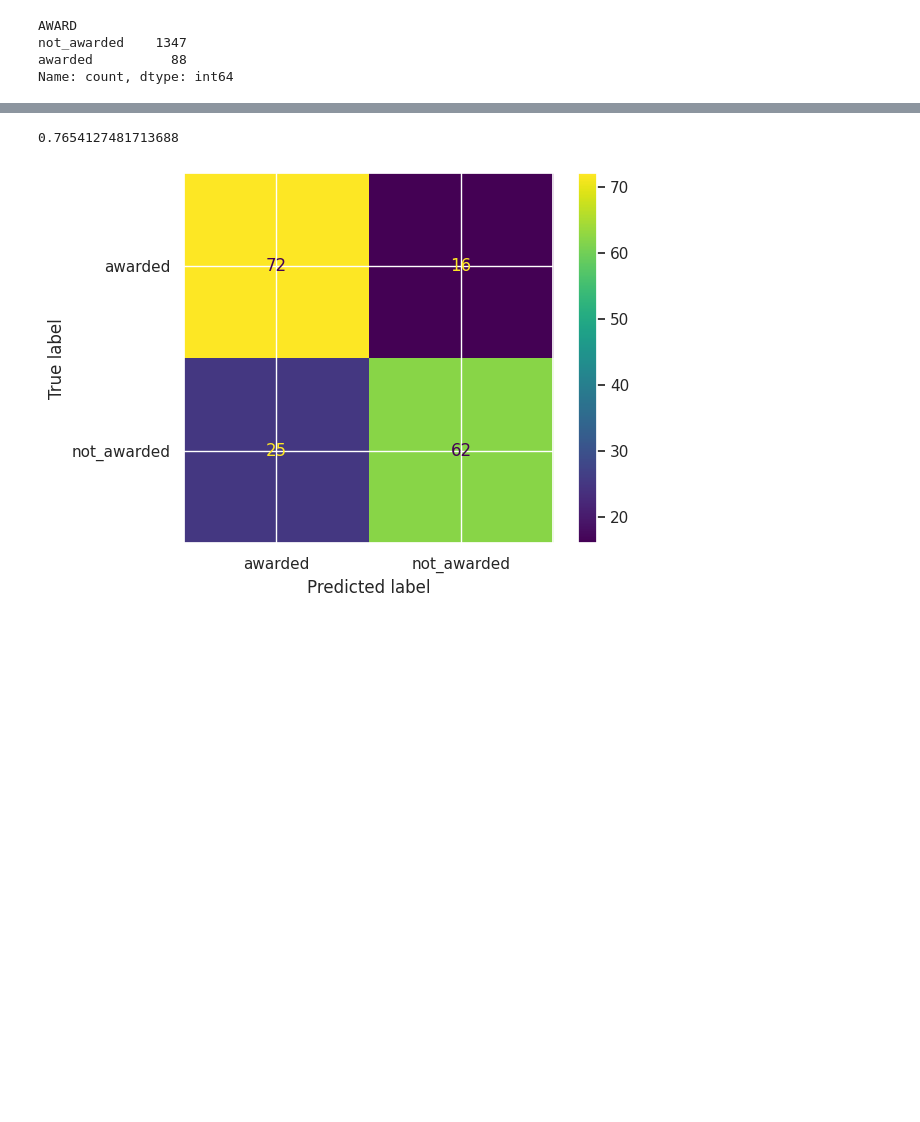
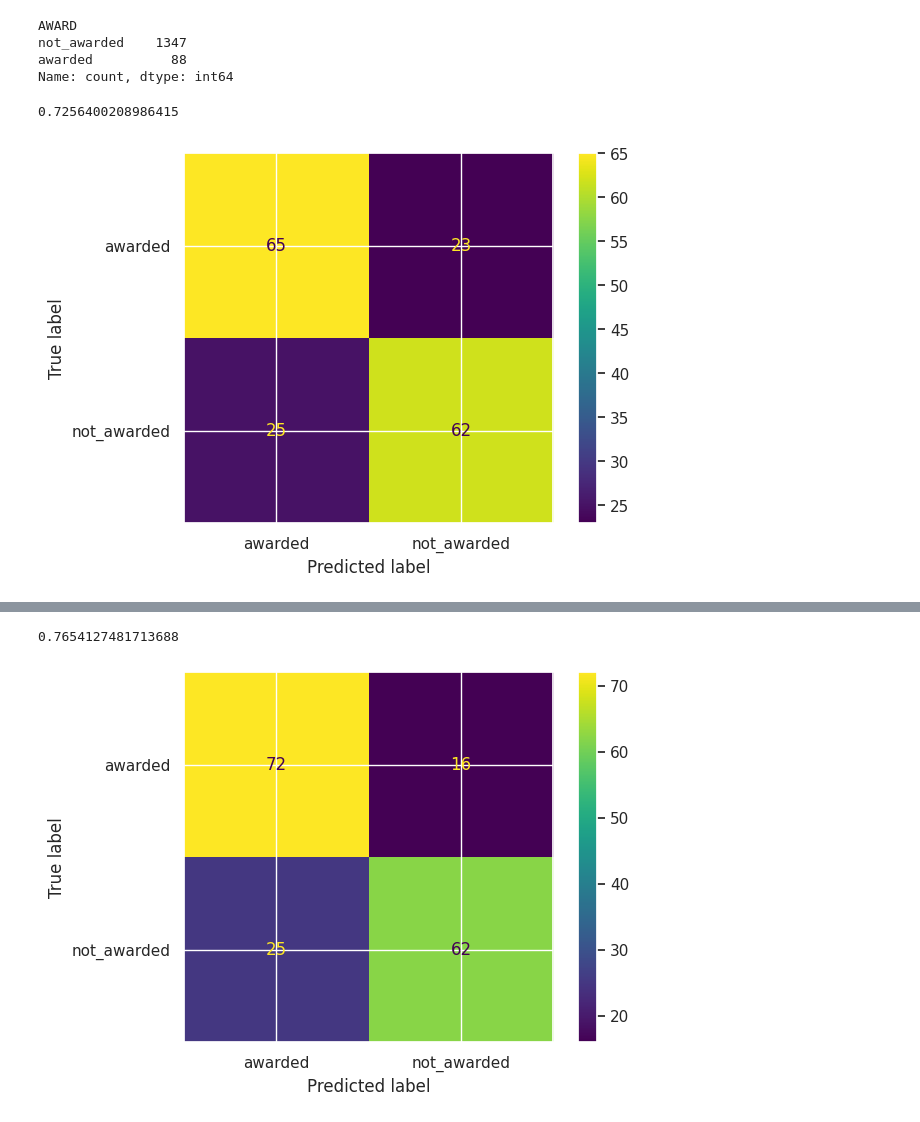
Before and after one commit to crazyjeannot/AWARDS, a Jupyter notebook: scripts/SVM_GroupKFold.ipynb, the cells around one changed output, grey strips where cells are left out. Drawn from its saved outputs; the diff is of its cells as text; code cells hidden in the pictures; blank space fills up the shorter version.

```diff
--- a/scripts/SVM_GroupKFold.ipynb
+++ b/scripts/SVM_GroupKFold.ipynb
@@ -22,8 +22,8 @@ sns.set_theme(style='white')
 sns.set_style("darkgrid")
 sns.set_palette('bright')
 # %%
-df_main_author = pd.read_csv(r'../data/df_awards_authors_5000.csv')
-#df_main_author = pd.read_csv(r'../data/df_awards_authors.csv')
+#df_main_author = pd.read_csv(r'../data/df_awards_authors_5000.csv')
+df_main_author = pd.read_csv(r'../data/df_awards_MOTIFS_authors_5000.csv')
 
 df_main_author.set_index("Unnamed: 0", inplace = True)
 df_main_author = df_main_author.replace(np.nan, 0)
@@ -199,3 +199,8 @@ def N_canonizer_sizeopti(df_main, N_fold=5, N_sample=10, ratio=0.5):
     return pipe, all_results, all_bas # return last pipe
 # %%
 df_sizeopti = ratio_truncate(df_main_author, 0.5)
+# %%
+pipe, df_scores, bas, df_results = KF_canonized(df_sizeopti, probas=True)
+# %% [output]
+0.7256400208986415
+[figure, added]
```
Also changed, not shown: parts of 3 cells of this notebook, 2 other files.
